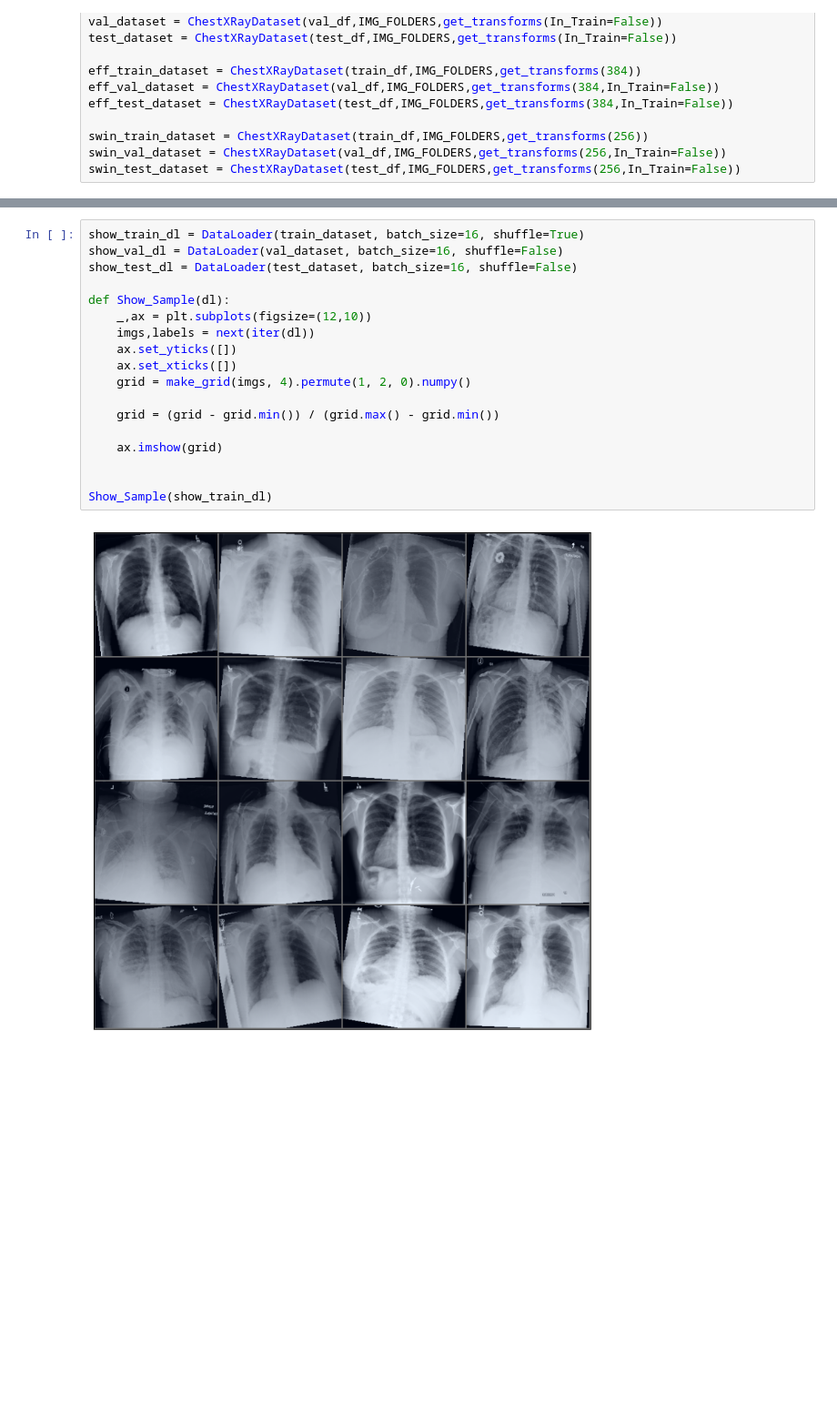
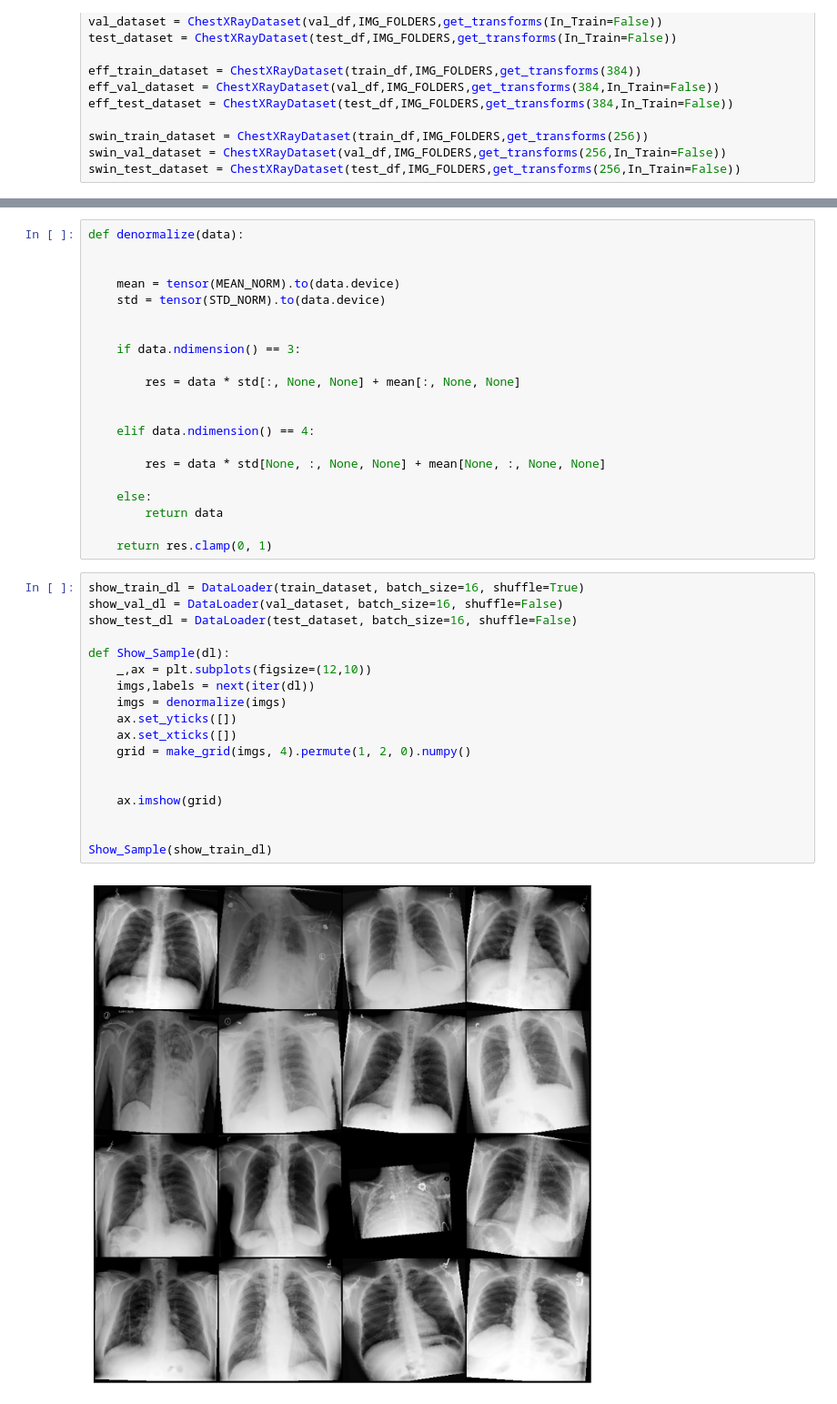
Before and after one commit to abdubakr77/chest-xray-multilabel-classification, a Jupyter notebook: notebooks/03_training.ipynb, the cells around one changed output, grey strips where cells are left out. Shown at 91% size. Cells and saved outputs as stored; diff of their text form; blank space fills up the shorter version.

Commit message:
feat: Add Denormlize Function for visualizations

```diff
--- a/notebooks/03_training.ipynb
+++ b/notebooks/03_training.ipynb
@@ -127,23 +132,44 @@ swin_test_dl = DataLoader(swin_test_dataset, batch_size=32, shuffle=False, num_w
+# %%
+def denormalize(data):
+
+
+    mean = tensor(MEAN_NORM).to(data.device)
+    std = tensor(STD_NORM).to(data.device)
+
+
+    if data.ndimension() == 3:
+
+        res = data * std[:, None, None] + mean[:, None, None]
+
+
+    elif data.ndimension() == 4:
+
+        res = data * std[None, :, None, None] + mean[None, :, None, None]
+
+    else:
+        return data
+
+    return res.clamp(0, 1)
 # %%
 show_train_dl = DataLoader(train_dataset, batch_size=16, shuffle=True)
 show_val_dl = DataLoader(val_dataset, batch_size=16, shuffle=False)
 show_test_dl = DataLoader(test_dataset, batch_size=16, shuffle=False)
 
 def Show_Sample(dl):
     _,ax = plt.subplots(figsize=(12,10))
     imgs,labels = next(iter(dl))
+    imgs = denormalize(imgs)
     ax.set_yticks([])
     ax.set_xticks([])
     grid = make_grid(imgs, 4).permute(1, 2, 0).numpy()
 
-    grid = (grid - grid.min()) / (grid.max() - grid.min())
 
     ax.imshow(grid)
 
 
 Show_Sample(show_train_dl)
 # %% [output]
-[figure, old version]
+[figure, new version]
 # %%
 Show_Sample(show_val_dl)
 # %% [output]
```
Also changed, not shown: parts of 5 cells of this notebook.
